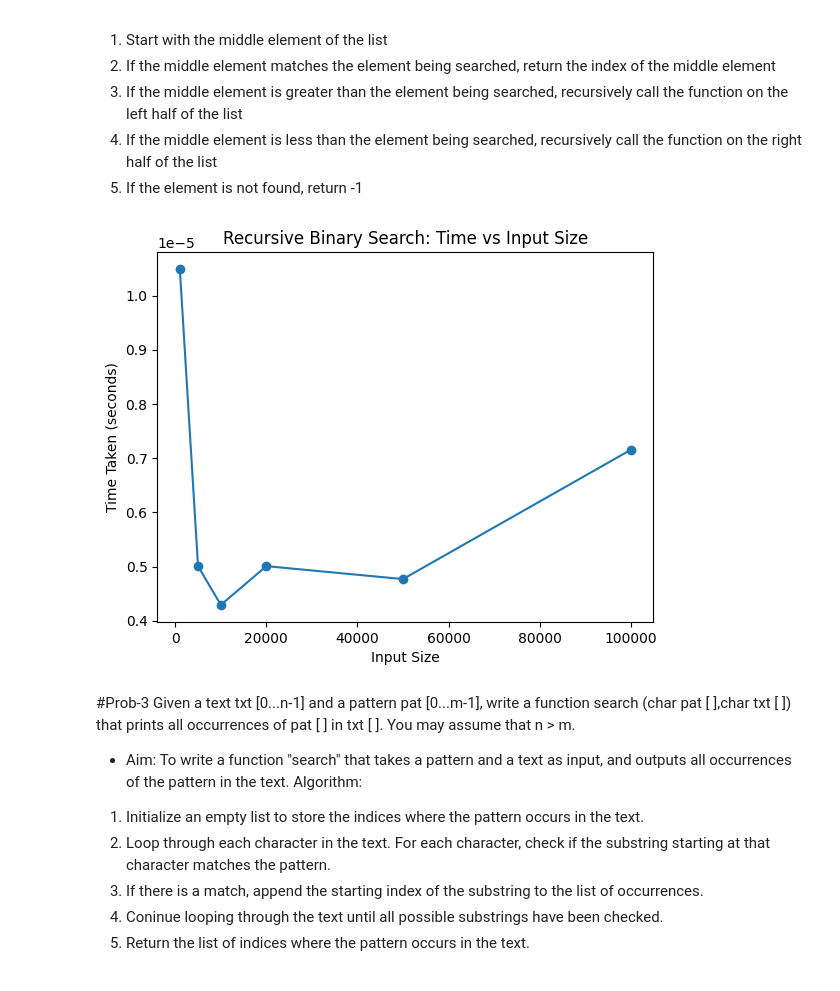
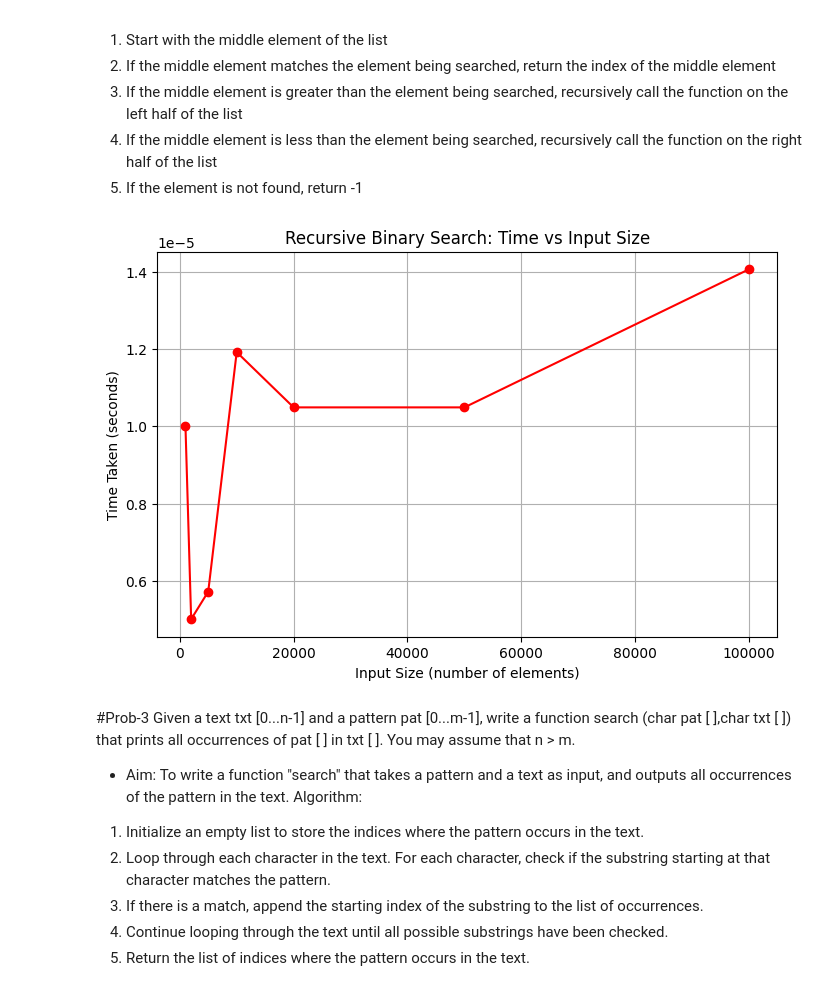
Before and after one commit to 241b319-KESHAV/KESHAV, a Jupyter notebook: lab_4.ipynb, the cells around one changed output. Cells and saved outputs as stored; diff of their text form; code cells hidden in the pictures.

```diff
--- a/lab_4.ipynb
+++ b/lab_4.ipynb
@@ -16,25 +16,25 @@ Implement Linear Search. Determine the time required to search for element. Repe
 # %%
 # write code for Linear Search and plot a graph to visualize the relationship between time taken and input size
 # %%
+import time
 import random
-import time
 import matplotlib.pyplot as plt
 def linear_search(arr, target):
     for i in range(len(arr)):
         if arr[i] == target:
             return i
     return -1
-input_sizes = [100, 300, 5000, 80000, 100000, 200000, 500000]
+input_sizes = [1000, 2000, 5000, 10000, 20000, 50000]
 times = []
+
 for size in input_sizes:
-    arr = [random.randint(0, size * 10) for _ in range(size)]
-    target = -1
+    arr = [random.randint(0, size) for _ in range(size)]
+    target = random.choice(arr)
     start_time = time.time()
     linear_search(arr, target)
     end_time = time.time()
-
     times.append(end_time - start_time)
-plt.figure(figsize=(16, 11))
+plt.figure(figsize=(8, 5))
 plt.plot(input_sizes, times, marker='o', linestyle='-', color='b')
 plt.title("Linear Search: Time vs Input Size")
 plt.xlabel("Input Size (number of elements)")
@@ -58,38 +58,39 @@ Algorithm:
 # %%
 import time
 import random
 import matplotlib.pyplot as plt
 
-def binary_search(arr, low, high, x):
+def binary_search_recursive(arr, target, low, high):
     if high >= low:
-        mid = (high + low) // 2
-        if arr[mid] == x:
+        mid = (low + high) // 2
+        if arr[mid] == target:
             return mid
-        elif arr[mid] > x:
-            return binary_search(arr, low, mid - 1, x)
+        elif arr[mid] > target:
+            return binary_search_recursive(arr, target, low, mid - 1)
         else:
-            return binary_search(arr, mid + 1, high, x)
+            return binary_search_recursive(arr, target, mid + 1, high)
     else:
         return -1
 
-sizes = [1000, 5000, 10000, 20000, 50000, 100000]
+input_sizes = [1000, 2000, 5000, 10000, 20000, 50000, 100000]
 times = []
 
-for size in sizes:
-    arr = list(range(size))
-    x = random.choice(arr)
-    start = time.time()
-    binary_search(arr, 0, len(arr) - 1, x)
-    end = time.time()
-    times.append(end - start)
-
-plt.plot(sizes, times, marker='o')
-plt.xlabel('Input Size')
-plt.ylabel('Time Taken (seconds)')
-plt.title('Recursive Binary Search: Time vs Input Size')
+for size in input_sizes:
+    arr = sorted([random.randint(0, size) for _ in range(size)])
+    target = random.choice(arr)
+    start_time = time.time()
+    binary_search_recursive(arr, target, 0, len(arr) - 1)
+    end_time = time.time()
+    times.append(end_time - start_time)
+plt.figure(figsize=(8, 5))
+plt.plot(input_sizes, times, marker='o', linestyle='-', color='r')
+plt.title("Recursive Binary Search: Time vs Input Size")
+plt.xlabel("Input Size (number of elements)")
+plt.ylabel("Time Taken (seconds)")
+plt.grid(True)
 plt.show()
 # %% [output]
-[figure, old version]
+[figure, new version]
 # %% [markdown]
 #Prob-3
 Given a text txt [0...n-1] and a pattern pat [0...m-1], write a function search (char pat [ ],char txt [ ]) that prints all occurrences of pat [ ] in txt [ ]. You may assume that n > m.
@@ -97,7 +98,7 @@ Given a text txt [0...n-1] and a pattern pat [0...m-1], write a function search
 1. Initialize an empty list to store the indices where the pattern occurs in the text.
 2. Loop through each character in the text. For each character, check if the substring starting at that character matches the pattern.
 3. If there is a match, append the starting index of the substring to the list of occurrences.
-4. Coninue looping through the text until all possible substrings have been checked.
+4. Continue looping through the text until all possible substrings have been checked.
 5. Return the list of indices where the pattern occurs in the text.
 # %%
 #write code for Prob-3
```
Also changed, not shown: parts of 4 cells of this notebook.
